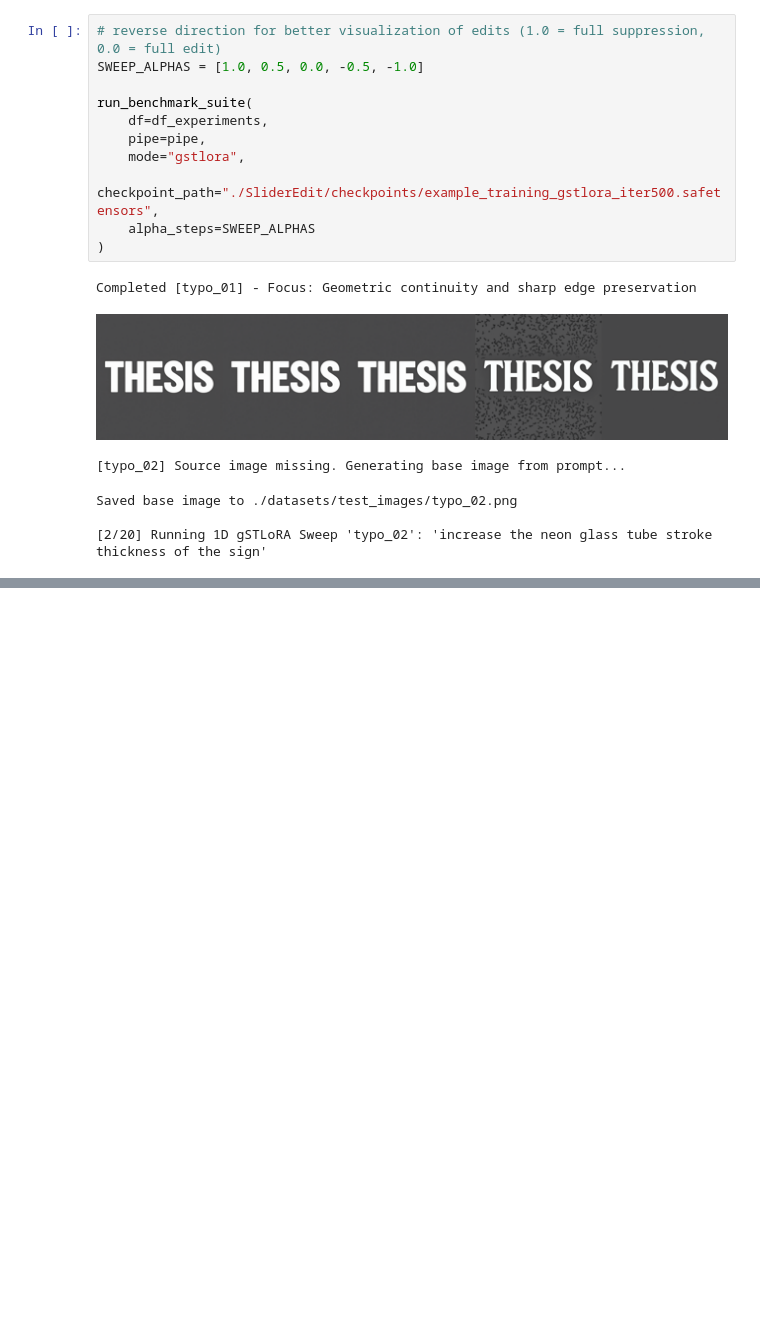
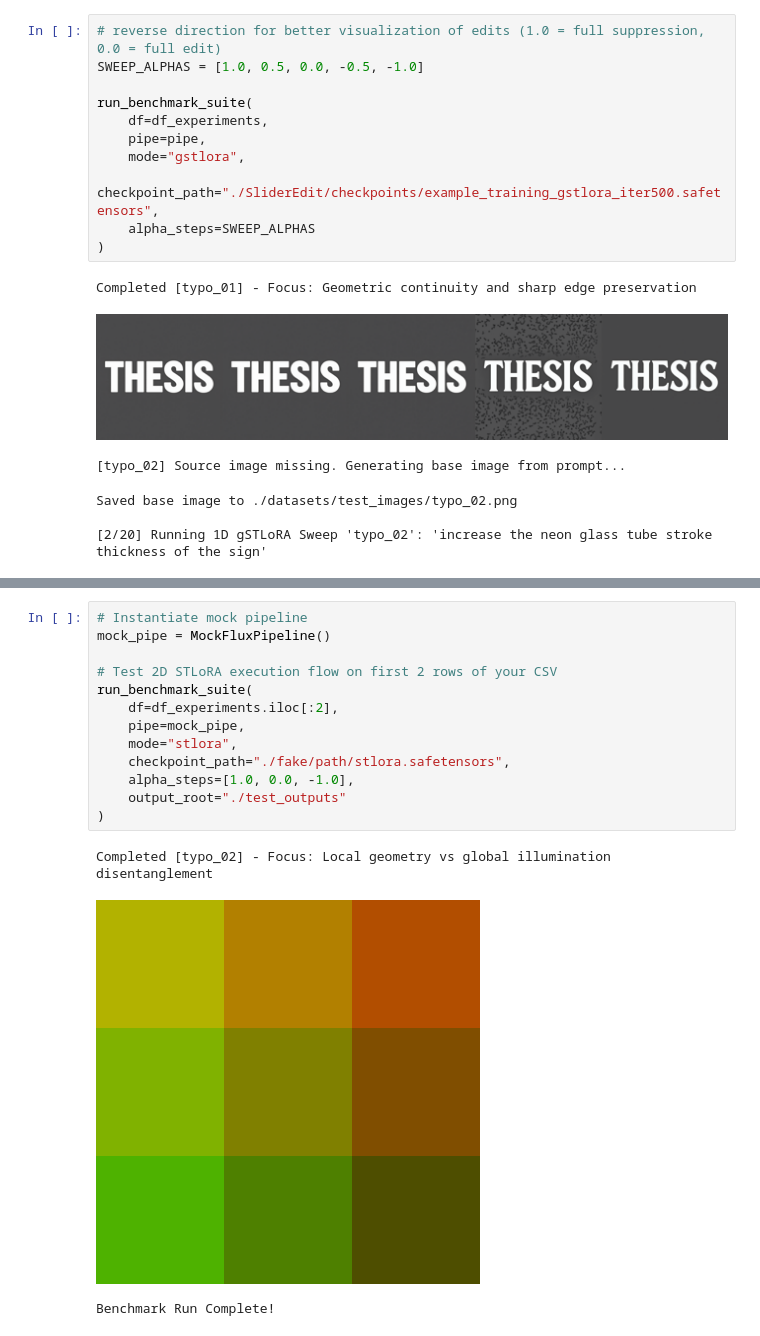
Before and after one commit to HectorOik/SliderEdit, a Jupyter notebook: experiments/experiments24-7.ipynb, the cells around one changed output, grey strips where cells are left out. Saved outputs shown, nothing was run; the diff lists cells and outputs as text; blank space fills up the shorter version.

```diff
--- a/experiments/experiments24-7.ipynb
+++ b/experiments/experiments24-7.ipynb
@@ -300,0 +363,17 @@ run_benchmark_suite(
+# %%
+# Instantiate mock pipeline
+mock_pipe = MockFluxPipeline()
+
+# Test 2D STLoRA execution flow on first 2 rows of your CSV
+run_benchmark_suite(
+    df=df_experiments.iloc[:2],
+    pipe=mock_pipe,
+    mode="stlora",
+    checkpoint_path="./fake/path/stlora.safetensors",
+    alpha_steps=[1.0, 0.0, -1.0],
+    output_root="./test_outputs"
+)
+# %% [output]
+Completed [typo_02] - Focus: Local geometry vs global illumination disentanglement
+[figure, added]
+Benchmark Run Complete!
```
Also changed, not shown: parts of 6 cells of this notebook, 1 other file.
